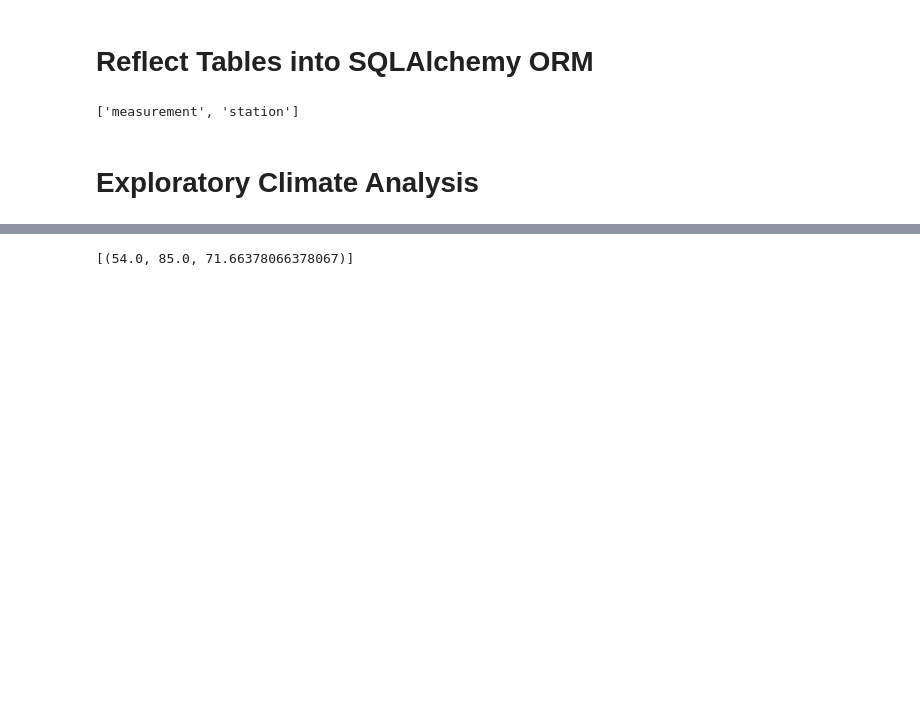
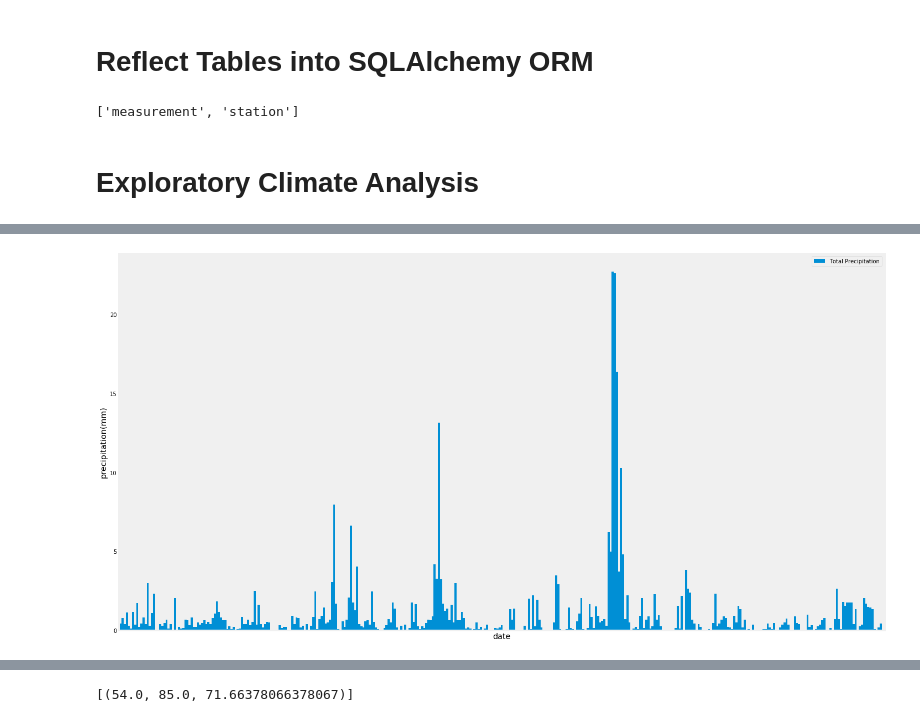
Before and after one commit to drishtiyadav/UCI-Data-Analytics, a Jupyter notebook: 09-SQLAlchemy - Climate Analysis/climate_analysis.ipynb, the cells around one changed output, grey strips where cells are left out. Drawn from its saved outputs; the diff is of its cells as text; code cells hidden in the pictures; blank space fills up the shorter version.

```diff
--- a/09-SQLAlchemy - Climate Analysis/climate_analysis.ipynb
+++ b/09-SQLAlchemy - Climate Analysis/climate_analysis.ipynb
@@ -71,12 +83,15 @@ df.head()
 # %%
-df.plot.bar(figsize = (20,10), linewidth = 10)
-plt.ylabel('date')
+precipitation_df.plot.bar(figsize = (20,10), width = 1)
+plt.xlabel('date', fontsize='x-large')
+plt.ylabel('precipitation(mm)', fontsize='x-large')
 plt.tick_params(
     axis='x',          # changes apply to the x-axis
     which='both',      # both major and minor ticks are affected
     bottom=False,      # ticks along the bottom edge are off
     top=False,         # ticks along the top edge are off
     labelbottom=False)
 plt.tight_layout()
 plt.grid(False)
 plt.show()
+# %% [output]
+[figure, added]
```
Also changed, not shown: parts of 20 cells of this notebook, 1 other file.
